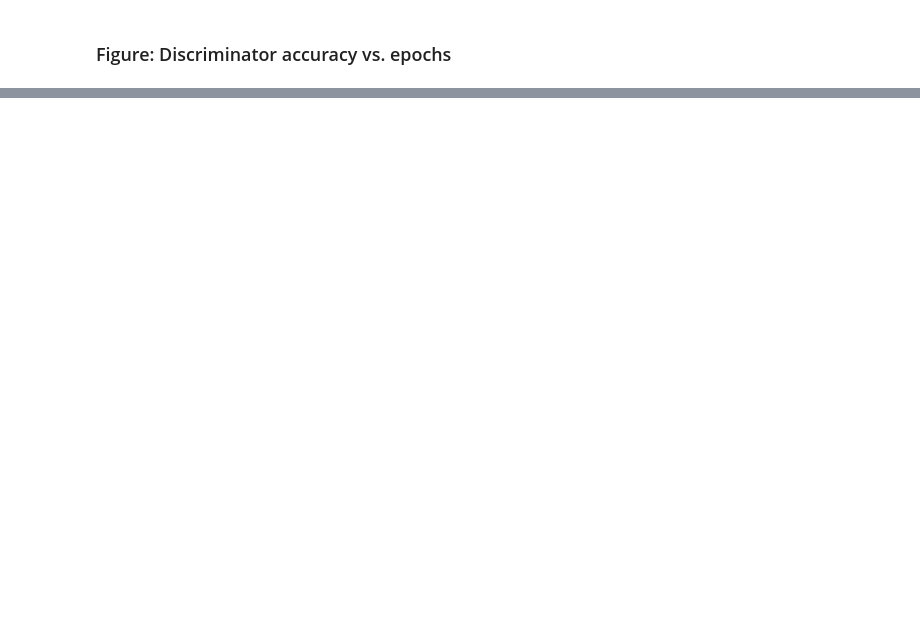
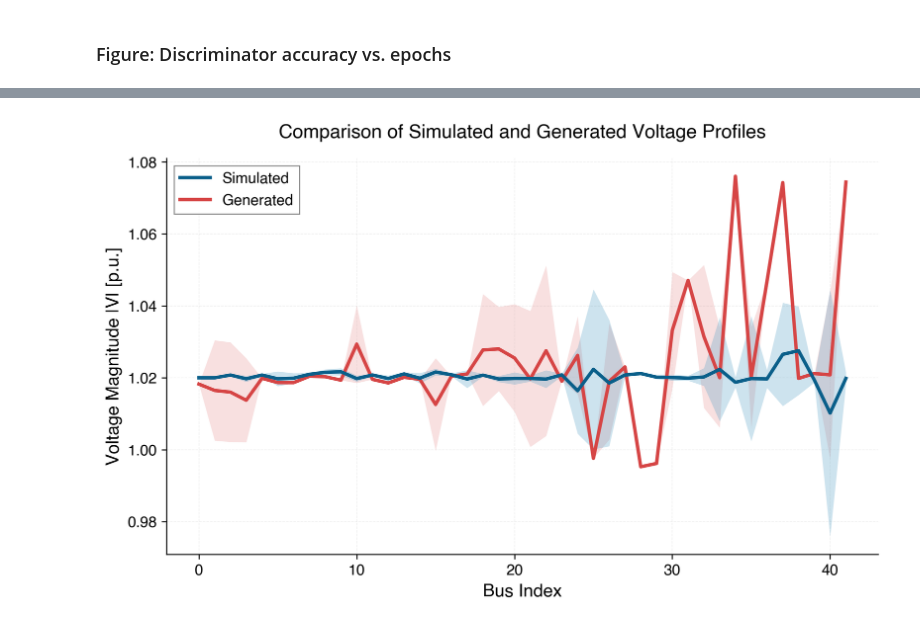
Before and after one commit to prajapati-incontrol/TapSEGNN, a Jupyter notebook: notebooks/create_figures.ipynb, the cells around one changed output, grey strips where cells are left out. Drawn from its saved outputs; the diff is of its cells as text; code cells hidden in the pictures; blank space fills up the shorter version.

```diff
--- a/notebooks/create_figures.ipynb
+++ b/notebooks/create_figures.ipynb
@@ -68,0 +190,93 @@ plt.tight_layout()
+# %%
+# Set publication-quality style with modern fonts
+plt.rcParams['font.family'] = 'sans-serif'
+plt.rcParams['font.sans-serif'] = ['Helvetica', 'Arial', 'DejaVu Sans']
+plt.rcParams['mathtext.fontset'] = 'stixsans'
+plt.rcParams['font.size'] = 11
+plt.rcParams['axes.labelsize'] = 13
+plt.rcParams['axes.titlesize'] = 14
+plt.rcParams['xtick.labelsize'] = 11
+plt.rcParams['ytick.labelsize'] = 11
+plt.rcParams['legend.fontsize'] = 11
+plt.rcParams['figure.dpi'] = 300
+plt.rcParams['axes.labelweight'] = 'normal'
+plt.rcParams['axes.titleweight'] = 'semibold'
+
+# Create figure with better proportions
+fig, ax = plt.subplots(figsize=(8, 5))
+
+# Professional color palette
+color_simulated = '#0A5F8A'  # Deep blue
+color_generated = '#D64545'  # Warm red
+fill_sim = '#5BA3C7'  # Light blue
+fill_gen = '#E89B9B'  # Light red
+
+x = range(len(simulated_mean))
+
+# Plot simulated data
+ax.plot(x, simulated_mean,
+        color=color_simulated,
+        linewidth=2.5,
+        label='Simulated',
+        zorder=4)
+ax.fill_between(x,
+                simulated_mean - simulated_std,
+                simulated_mean + simulated_std,
+                color=fill_sim,
+                alpha=0.3,
+                linewidth=0,
+                zorder=2)
+
+# Plot generated data
+ax.plot(x, generated_mean,
+        color=color_generated,
+        linewidth=2.5,
+        label='Generated',
+        zorder=3)
+ax.fill_between(x,
+                generated_mean - generated_std,
+                generated_mean + generated_std,
+                color=fill_gen,
+                alpha=0.3,
+                linewidth=0,
+                zorder=1)
+
+# Labels with proper formatting
+ax.set_xlabel('Bus Index', fontweight='normal')
+ax.set_ylabel('Voltage Magnitude |V| [p.u.]', fontweight='normal')
+ax.set_title('Comparison of Simulated and Generated Voltage Profiles',
+             fontweight='semibold', pad=15)
+
+# Add subtle grid
+ax.grid(True, alpha=0.2, linestyle='--', linewidth=0.5, zorder=0)
+ax.set_axisbelow(True)
+
+# Clean up spines
+ax.spines['top'].set_visible(False)
+ax.spines['right'].set_visible(False)
+ax.spines['left'].set_linewidth(0.8)
+ax.spines['bottom'].set_linewidth(0.8)
+
+# # Optional: Add reference line at 1.0 p.u. (nominal voltage)
+# ax.axhline(y=1.0, color='gray', linestyle=':', linewidth=1.2,
+#            alpha=0.6, zorder=1, label='Nominal (1.0 p.u.)')
+
+# Legend with refined styling
+legend = ax.legend(frameon=True,
+                   loc='best',
+                   framealpha=0.95,
+                   edgecolor='gray',
+                   fancybox=False,
+                   shadow=False)
+legend.get_frame().set_linewidth(0.8)
+
+# Tight layout
+plt.tight_layout(pad=0.5)
+
+# Save options
+plt.savefig('FIG_voltage_comparison.pdf', dpi=300, bbox_inches='tight')
+# plt.savefig('voltage_comparison.png', dpi=300, bbox_inches='tight')
+
+plt.show()
+# %% [output]
+[figure, added]
```
Also changed, not shown: parts of 9 cells of this notebook, 5 other files.
